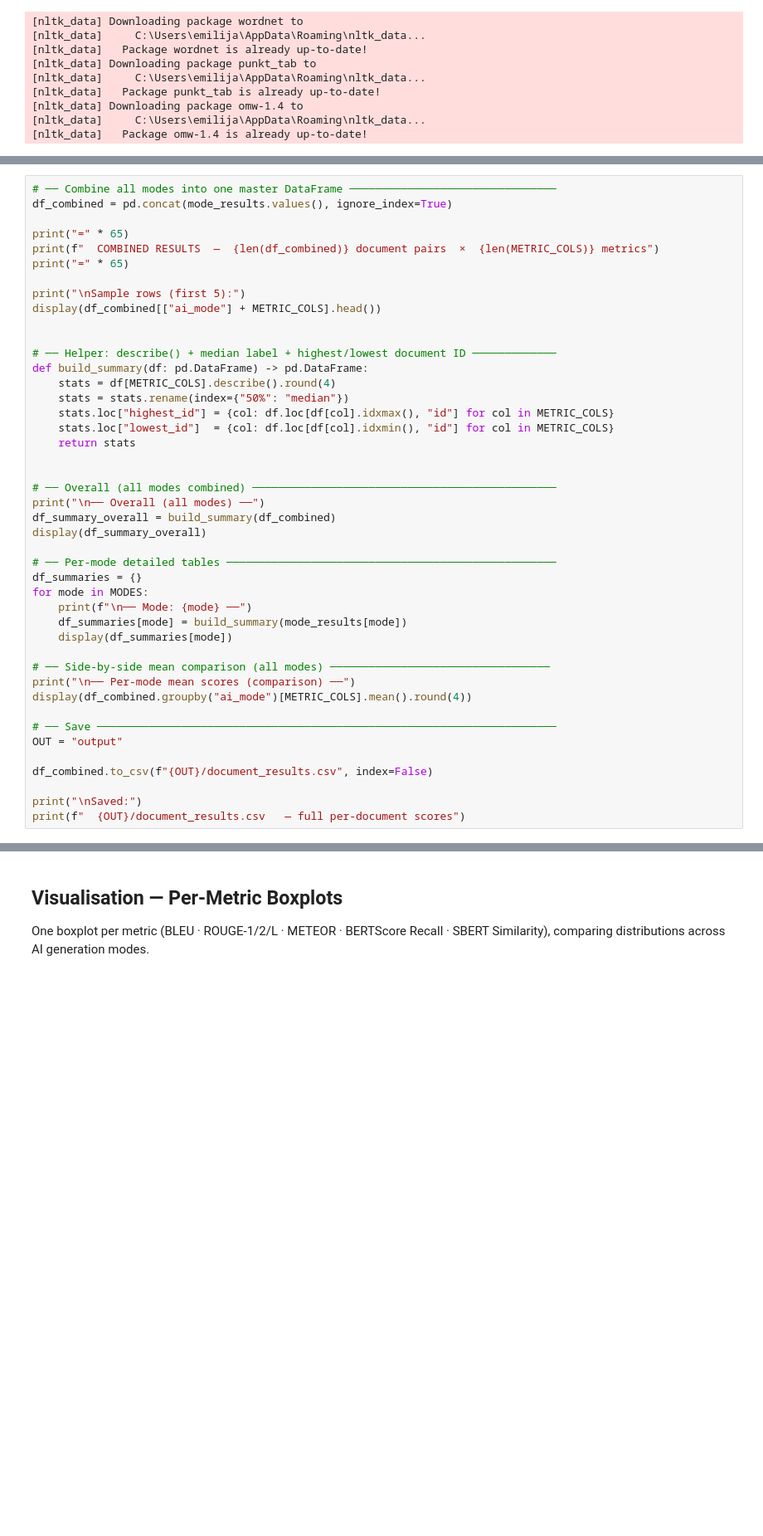
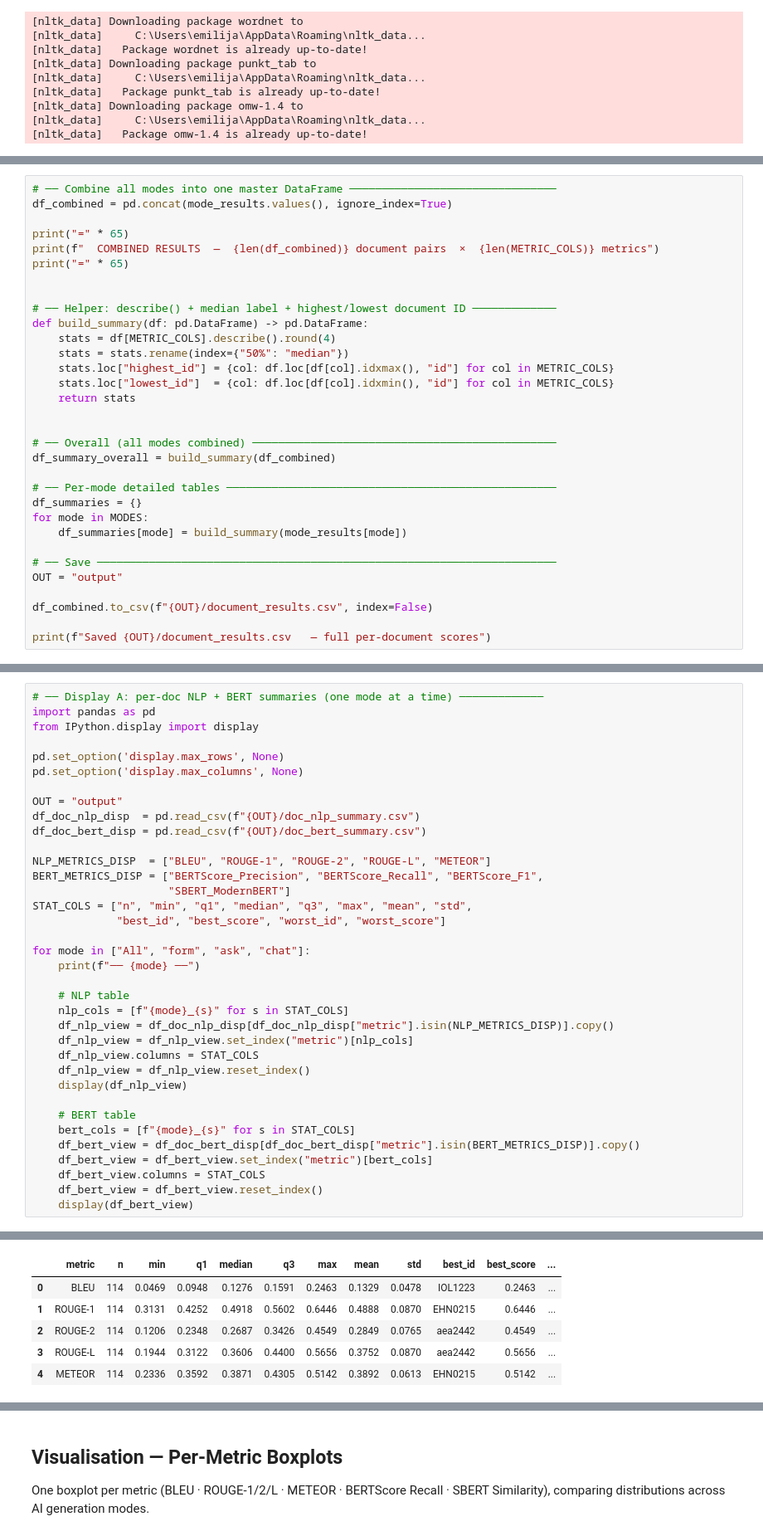
Before and after one commit to ganglem/ropagen-thesis, a Jupyter notebook: python/metrics/ROPAgen_METRICS.ipynb, the cells around one changed output, grey strips where cells are left out. Shown at 83% size. Drawn from its saved outputs; the diff is of its cells as text; blank space fills up the shorter version.

```diff
--- a/python/metrics/ROPAgen_METRICS.ipynb
+++ b/python/metrics/ROPAgen_METRICS.ipynb
@@ -363,9 +330,6 @@ df_combined = pd.concat(mode_results.values(), ignore_index=True)
 print("=" * 65)
 print(f"  COMBINED RESULTS  —  {len(df_combined)} document pairs  ×  {len(METRIC_COLS)} metrics")
 print("=" * 65)
-
-print("\nSample rows (first 5):")
-display(df_combined[["ai_mode"] + METRIC_COLS].head())
 
 
 # ── Helper: describe() + median label + highest/lowest document ID ─────────────
@@ -378,27 +342,18 @@ def build_summary(df: pd.DataFrame) -> pd.DataFrame:
 
 
 # ── Overall (all modes combined) ───────────────────────────────────────────────
-print("\n── Overall (all modes) ──")
 df_summary_overall = build_summary(df_combined)
-display(df_summary_overall)
 
 # ── Per-mode detailed tables ───────────────────────────────────────────────────
 df_summaries = {}
 for mode in MODES:
-    print(f"\n── Mode: {mode} ──")
     df_summaries[mode] = build_summary(mode_results[mode])
-    display(df_summaries[mode])
-
-# ── Side-by-side mean comparison (all modes) ──────────────────────────────────
-print("\n── Per-mode mean scores (comparison) ──")
-display(df_combined.groupby("ai_mode")[METRIC_COLS].mean().round(4))
 
 # ── Save ───────────────────────────────────────────────────────────────────────
 OUT = "output"
 
 df_combined.to_csv(f"{OUT}/document_results.csv", index=False)
 
-print("\nSaved:")
-print(f"  {OUT}/document_results.csv   — full per-document scores")
+print(f"Saved {OUT}/document_results.csv   — full per-document scores")
 # %% [output]
 =================================================================
@@ -470,0 +423,37 @@ Saved:
+# %%
+# ── Display A: per-doc NLP + BERT summaries (one mode at a time) ─────────────
+import pandas as pd
+from IPython.display import display
+
+pd.set_option('display.max_rows', None)
+pd.set_option('display.max_columns', None)
+
+OUT = "output"
+df_doc_nlp_disp  = pd.read_csv(f"{OUT}/doc_nlp_summary.csv")
+df_doc_bert_disp = pd.read_csv(f"{OUT}/doc_bert_summary.csv")
+
+NLP_METRICS_DISP  = ["BLEU", "ROUGE-1", "ROUGE-2", "ROUGE-L", "METEOR"]
+BERT_METRICS_DISP = ["BERTScore_Precision", "BERTScore_Recall", "BERTScore_F1",
+                     "SBERT_ModernBERT"]
+STAT_COLS = ["n", "min", "q1", "median", "q3", "max", "mean", "std",
+             "best_id", "best_score", "worst_id", "worst_score"]
+
+for mode in ["All", "form", "ask", "chat"]:
+    print(f"── {mode} ──")
+
+    # NLP table
+    nlp_cols = [f"{mode}_{s}" for s in STAT_COLS]
+    df_nlp_view = df_doc_nlp_disp[df_doc_nlp_disp["metric"].isin(NLP_METRICS_DISP)].copy()
+    df_nlp_view = df_nlp_view.set_index("metric")[nlp_cols]
+    df_nlp_view.columns = STAT_COLS
+    df_nlp_view = df_nlp_view.reset_index()
+    display(df_nlp_view)
+
+    # BERT table
+    bert_cols = [f"{mode}_{s}" for s in STAT_COLS]
+    df_bert_view = df_doc_bert_disp[df_doc_bert_disp["metric"].isin(BERT_METRICS_DISP)].copy()
+    df_bert_view = df_bert_view.set_index("metric")[bert_cols]
+    df_bert_view.columns = STAT_COLS
+    df_bert_view = df_bert_view.reset_index()
+    display(df_bert_view)
+# %% [output]
@@ -470,0 +461,6 @@ Saved:
+|  | metric | n | min | q1 | median | q3 | max | mean | std | best_id | best_score | ... |
+| 0 | BLEU | 114 | 0.0469 | 0.0948 | 0.1276 | 0.1591 | 0.2463 | 0.1329 | 0.0478 | IOL1223 | 0.2463 | ... |
+| 1 | ROUGE-1 | 114 | 0.3131 | 0.4252 | 0.4918 | 0.5602 | 0.6446 | 0.4888 | 0.0870 | EHN0215 | 0.6446 | ... |
+| 2 | ROUGE-2 | 114 | 0.1206 | 0.2348 | 0.2687 | 0.3426 | 0.4549 | 0.2849 | 0.0765 | aea2442 | 0.4549 | ... |
+| 3 | ROUGE-L | 114 | 0.1944 | 0.3122 | 0.3606 | 0.4400 | 0.5656 | 0.3752 | 0.0870 | aea2442 | 0.5656 | ... |
+| 4 | METEOR | 114 | 0.2336 | 0.3592 | 0.3871 | 0.4305 | 0.5142 | 0.3892 | 0.0613 | EHN0215 | 0.5142 | ... |
```
Also changed, not shown: parts of 20 cells of this notebook, 11 other files.
